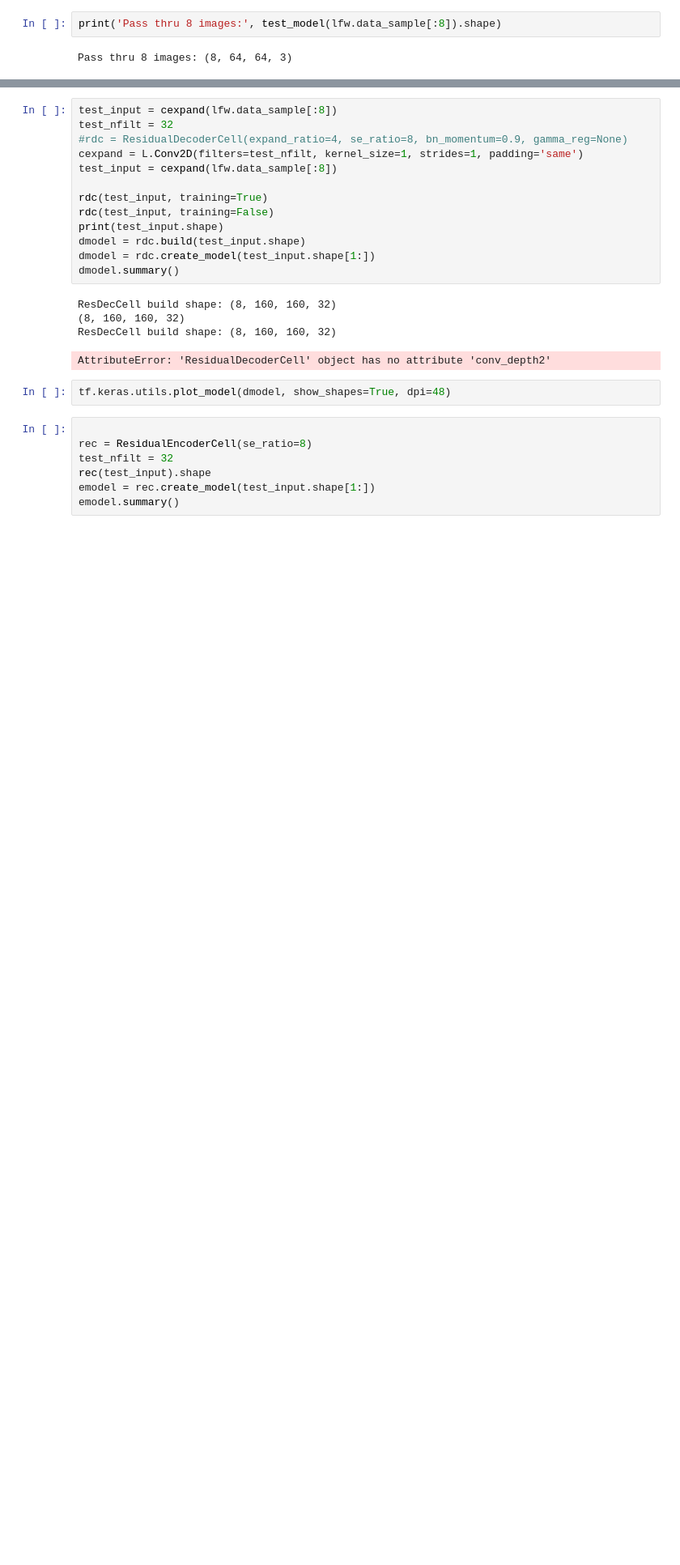
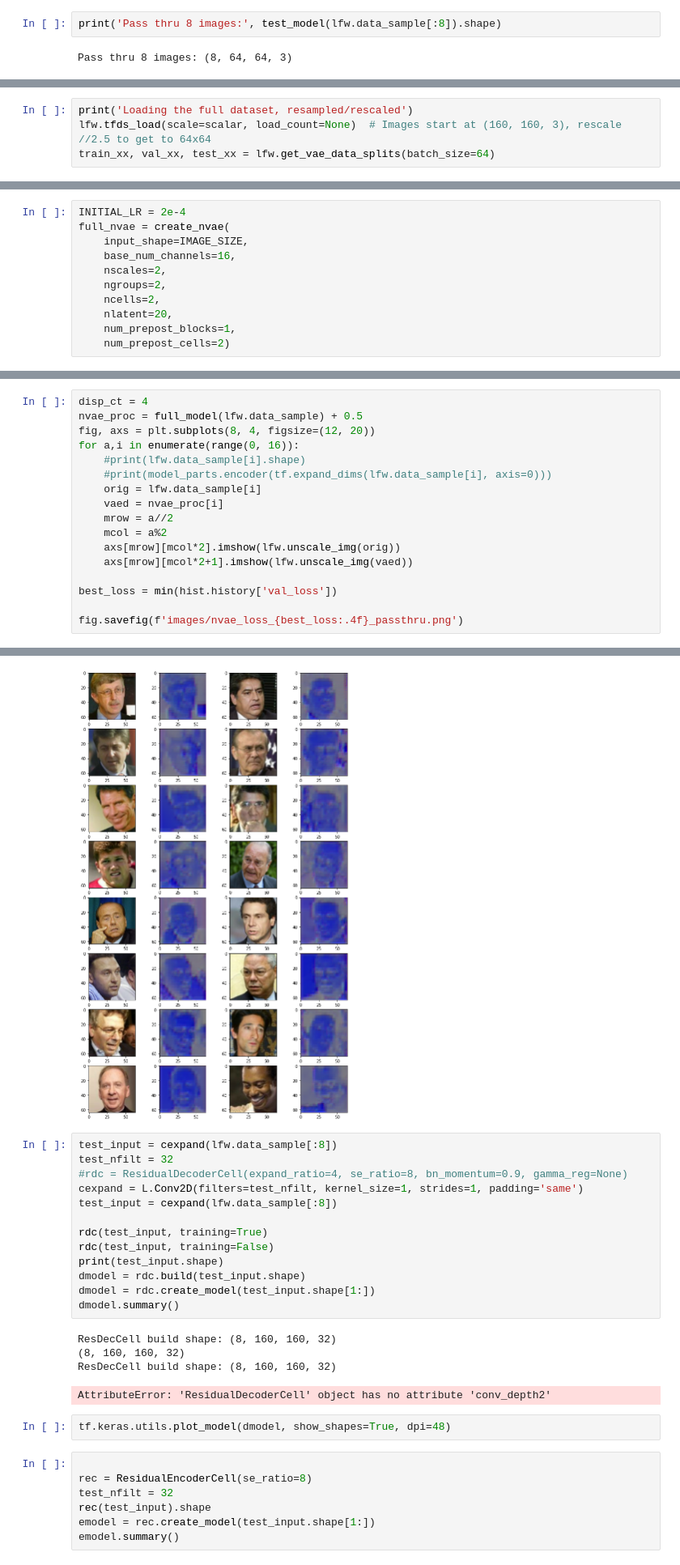
Before and after one commit to etotheipi/nvae_tensorflow, a Jupyter notebook: layer_playground.ipynb, the cells around one changed output, grey strips where cells are left out. Shown at 81% size. Drawn from its saved outputs; the diff is of its cells as text; blank space fills up the shorter version.

```diff
--- a/layer_playground.ipynb
+++ b/layer_playground.ipynb
@@ -246,0 +259,4 @@ tf.keras.utils.plot_model(full_model, show_shapes=True, show_layer_names=True, d
+# %%
+print('Loading the full dataset, resampled/rescaled')
+lfw.tfds_load(scale=scalar, load_count=None)  # Images start at (160, 160, 3), rescale //2.5 to get to 64x64
+train_xx, val_xx, test_xx = lfw.get_vae_data_splits(batch_size=64)
@@ -247 +269,12 @@ tf.keras.utils.plot_model(full_model, show_shapes=True, show_layer_names=True, d
+# %%
+INITIAL_LR = 2e-4
+full_nvae = create_nvae(
+    input_shape=IMAGE_SIZE,
+    base_num_channels=16,
+    nscales=2,
+    ngroups=2,
+    ncells=2,
+    nlatent=20,
+    num_prepost_blocks=1,
+    num_prepost_cells=2)
 # %%
@@ -276,0 +328,18 @@ model_parts.save_all_models(prefix='vae_pretrained')
+# %%
+disp_ct = 4
+nvae_proc = full_model(lfw.data_sample) + 0.5
+fig, axs = plt.subplots(8, 4, figsize=(12, 20))
+for a,i in enumerate(range(0, 16)):
+    #print(lfw.data_sample[i].shape)
+    #print(model_parts.encoder(tf.expand_dims(lfw.data_sample[i], axis=0)))
+    orig = lfw.data_sample[i]
+    vaed = nvae_proc[i]
+    mrow = a//2
+    mcol = a%2
+    axs[mrow][mcol*2].imshow(lfw.unscale_img(orig))
+    axs[mrow][mcol*2+1].imshow(lfw.unscale_img(vaed))
+
+best_loss = min(hist.history['val_loss'])
+
+fig.savefig(f'images/nvae_loss_{best_loss:.4f}_passthru.png')
+# %% [output]
@@ -277,3 +353,4 @@ model_parts.save_all_models(prefix='vae_pretrained')
+[figure, added]
 # %%
 test_input = cexpand(lfw.data_sample[:8])
 test_nfilt = 32
```
Also changed, not shown: parts of 14 cells of this notebook, 7 other files.
